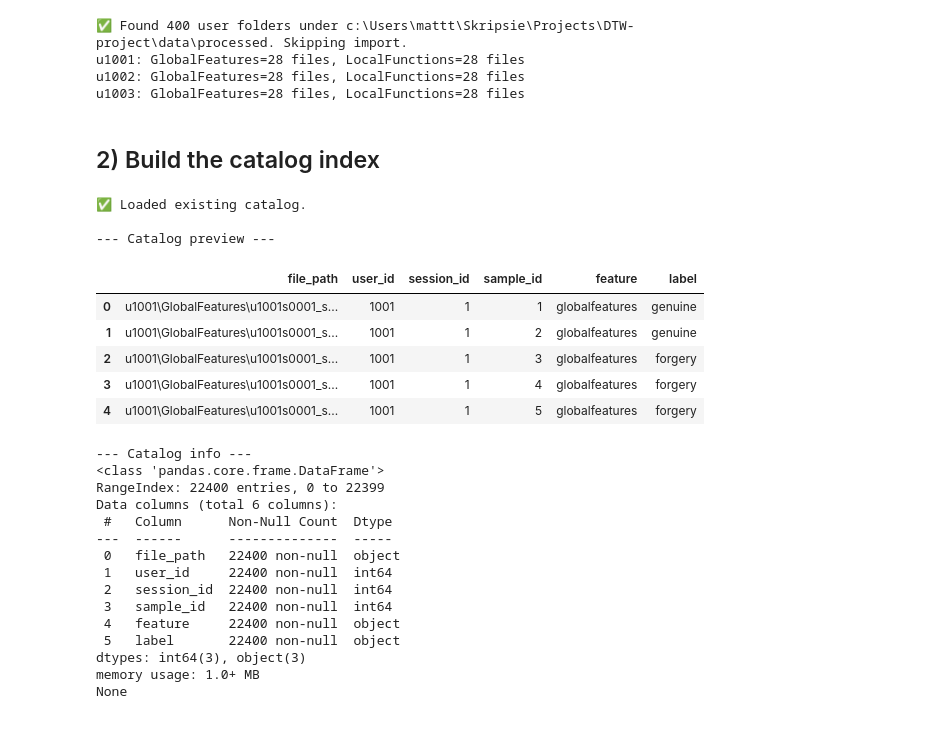
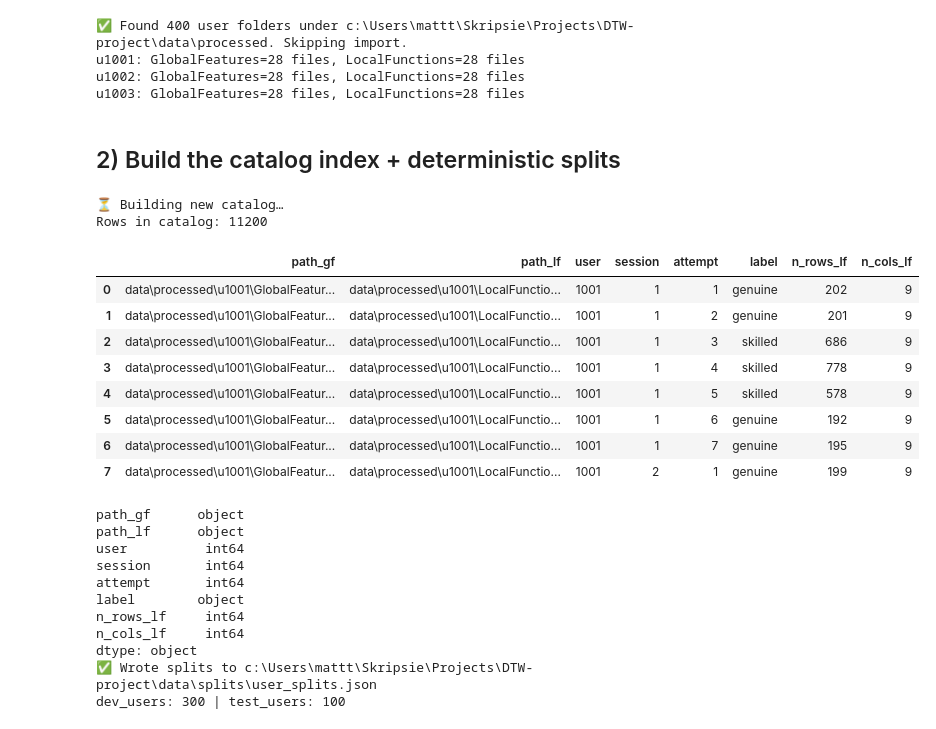
Before and after one commit to matt-truscott/DTW-project, a Jupyter notebook: notebooks/01_ingest.ipynb, the cells around one changed output. Cells and saved outputs as stored; diff of their text form; code cells hidden in the pictures.

```diff
--- a/notebooks/01_ingest.ipynb
+++ b/notebooks/01_ingest.ipynb
@@ -35,52 +35,62 @@ u1001: GlobalFeatures=28 files, LocalFunctions=28 files
 u1002: GlobalFeatures=28 files, LocalFunctions=28 files
 u1003: GlobalFeatures=28 files, LocalFunctions=28 files
 # %% [markdown]
-## 2) Build the catalog index
+## 2) Build the catalog index + deterministic splits
 # %%
-from src.io.load_biosecurid import build_catalog
+from pathlib import Path
 import pandas as pd
+from src.io.load_biosecurid import build_catalog, make_splits
 
-CATALOG_PATH = project_root / "data" / "biosecurid_catalog.parquet"
+CATALOG_PATH = project_root / "data" / "catalog" / "biosecurid_catalog.parquet"
+SPLITS_PATH  = project_root / "data" / "splits"  / "user_splits.json"
+CATALOG_PATH.parent.mkdir(parents=True, exist_ok=True)
+SPLITS_PATH.parent.mkdir(parents=True, exist_ok=True)
 
-# Build or load (but rebuild if empty)
+# Build or load (rebuild if empty/missing)
 if CATALOG_PATH.exists():
-    df_catalog = pd.read_parquet(CATALOG_PATH)
+    df_catalog = pd.read_parquet(CATALOG_PATH, engine="pyarrow")
     if df_catalog.empty:
         print("⚠️ Catalog is empty — rebuilding…")
         df_catalog = build_catalog(PROC_ROOT, CATALOG_PATH)
     else:
         print("✅ Loaded existing catalog.")
 else:
     print("⏳ Building new catalog…")
     df_catalog = build_catalog(PROC_ROOT, CATALOG_PATH)
 
-# Now inspect
-print("\n--- Catalog preview ---")
-display(df_catalog.head())
-print("\n--- Catalog info ---")
-print(df_catalog.info())
+print(f"Rows in catalog: {len(df_catalog)}")
+
+# Preview + info
+try:
+    display(df_catalog.head(8))
+except NameError:
+    print(df_catalog.head(8))
+print(df_catalog.dtypes)
+
+# Persist deterministic user splits
+dev_users, test_users = make_splits(df_catalog, SPLITS_PATH)
+print(f"✅ Wrote splits to {SPLITS_PATH}")
+print(f"dev_users: {len(dev_users)} | test_users: {len(test_users)}")
 # %% [output]
-✅ Loaded existing catalog.
-
---- Catalog preview ---
+⏳ Building new catalog…
+Rows in catalog: 11200
-|  | file_path | user_id | session_id | sample_id | feature | label |
-| 0 | u1001\GlobalFeatures\u1001s0001_s... | 1001 | 1 | 1 | globalfeatures | genuine |
-| 1 | u1001\GlobalFeatures\u1001s0001_s... | 1001 | 1 | 2 | globalfeatures | genuine |
-| 2 | u1001\GlobalFeatures\u1001s0001_s... | 1001 | 1 | 3 | globalfeatures | forgery |
-| 3 | u1001\GlobalFeatures\u1001s0001_s... | 1001 | 1 | 4 | globalfeatures | forgery |
-| 4 | u1001\GlobalFeatures\u1001s0001_s... | 1001 | 1 | 5 | globalfeatures | forgery |
+|  | path_gf | path_lf | user | session | attempt | label | n_rows_lf | n_cols_lf |
+| 0 | data\processed\u1001\GlobalFeatur... | data\processed\u1001\LocalFunctio... | 1001 | 1 | 1 | genuine | 202 | 9 |
+| 1 | data\processed\u1001\GlobalFeatur... | data\processed\u1001\LocalFunctio... | 1001 | 1 | 2 | genuine | 201 | 9 |
+| 2 | data\processed\u1001\GlobalFeatur... | data\processed\u1001\LocalFunctio... | 1001 | 1 | 3 | skilled | 686 | 9 |
+| 3 | data\processed\u1001\GlobalFeatur... | data\processed\u1001\LocalFunctio... | 1001 | 1 | 4 | skilled | 778 | 9 |
+| 4 | data\processed\u1001\GlobalFeatur... | data\processed\u1001\LocalFunctio... | 1001 | 1 | 5 | skilled | 578 | 9 |
+| 5 | data\processed\u1001\GlobalFeatur... | data\processed\u1001\LocalFunctio... | 1001 | 1 | 6 | genuine | 192 | 9 |
+| 6 | data\processed\u1001\GlobalFeatur... | data\processed\u1001\LocalFunctio... | 1001 | 1 | 7 | genuine | 195 | 9 |
+| 7 | data\processed\u1001\GlobalFeatur... | data\processed\u1001\LocalFunctio... | 1001 | 2 | 1 | genuine | 199 | 9 |
---- Catalog info ---
-<class 'pandas.core.frame.DataFrame'>
-RangeIndex: 22400 entries, 0 to 22399
-Data columns (total 6 columns):
- #   Column      Non-Null Count  Dtype
----  ------      --------------  -----
- 0   file_path   22400 non-null  object
- 1   user_id     22400 non-null  int64
- 2   session_id  22400 non-null  int64
- 3   sample_id   22400 non-null  int64
- 4   feature     22400 non-null  object
- 5   label       22400 non-null  object
-dtypes: int64(3), object(3)
-memory usage: 1.0+ MB
-None
+path_gf      object
+path_lf      object
+user          int64
+session       int64
+attempt       int64
+label        object
+n_rows_lf     int64
+n_cols_lf     int64
+dtype: object
+✅ Wrote splits to c:\Users\mattt\Skripsie\Projects\DTW-project\data\splits\user_splits.json
+dev_users: 300 | test_users: 100
```
Also changed, not shown: parts of 3 cells of this notebook, 22 other files.
